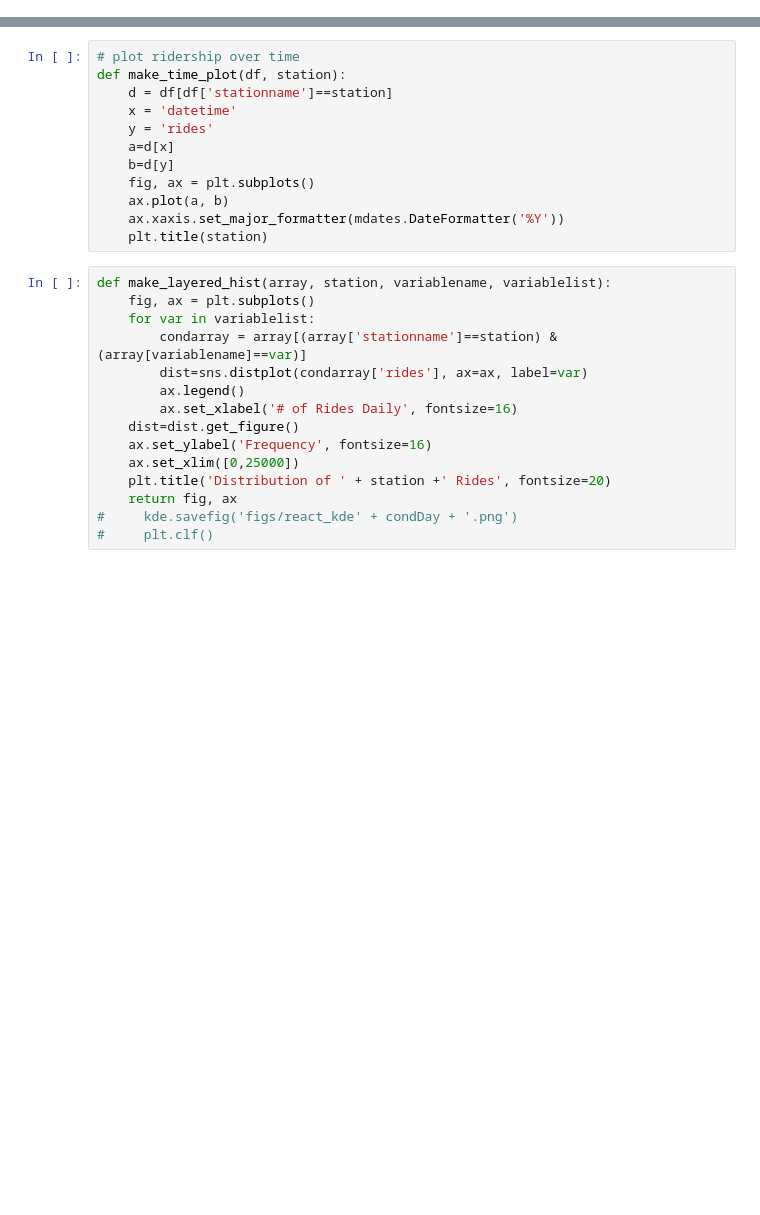
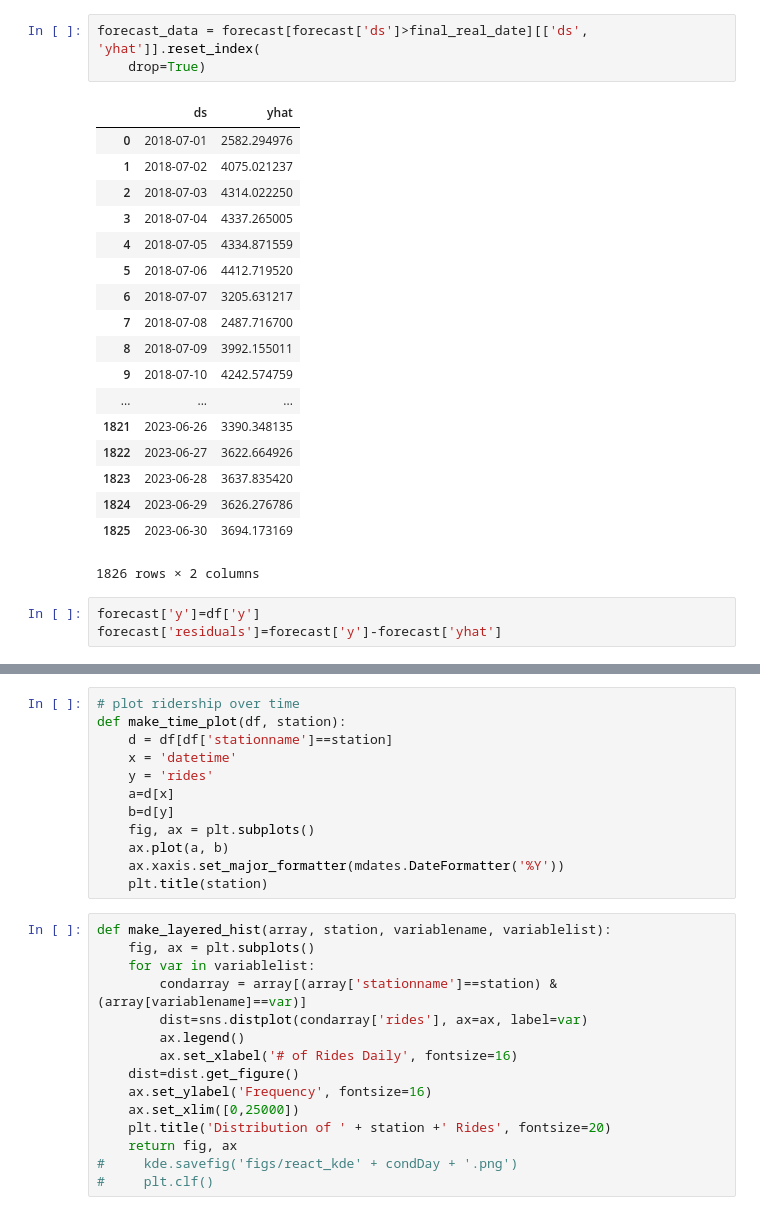
Before and after one commit to donnajobridge/cta, a Jupyter notebook: morse_ts.ipynb, the cells around one changed output, grey strips where cells are left out. Drawn from its saved outputs; the diff is of its cells as text; blank space fills up the shorter version.

```diff
--- a/morse_ts.ipynb
+++ b/morse_ts.ipynb
@@ -72 +71,26 @@ forecast[['ds', 'yhat', 'yhat_lower', 'yhat_upper']].tail()
+# %%
+forecast_data = forecast[forecast['ds']>final_real_date][['ds', 'yhat']].reset_index(
+    drop=True)
+# %% [output]
+|  | ds | yhat |
+| 0 | 2018-07-01 | 2582.294976 |
+| 1 | 2018-07-02 | 4075.021237 |
+| 2 | 2018-07-03 | 4314.022250 |
+| 3 | 2018-07-04 | 4337.265005 |
+| 4 | 2018-07-05 | 4334.871559 |
+| 5 | 2018-07-06 | 4412.719520 |
+| 6 | 2018-07-07 | 3205.631217 |
+| 7 | 2018-07-08 | 2487.716700 |
+| 8 | 2018-07-09 | 3992.155011 |
+| 9 | 2018-07-10 | 4242.574759 |
+| ... | ... | ... |
+| 1821 | 2023-06-26 | 3390.348135 |
+| 1822 | 2023-06-27 | 3622.664926 |
+| 1823 | 2023-06-28 | 3637.835420 |
+| 1824 | 2023-06-29 | 3626.276786 |
+| 1825 | 2023-06-30 | 3694.173169 |
+1826 rows × 2 columns
+# %%
+forecast['y']=df['y']
+forecast['residuals']=forecast['y']-forecast['yhat']
 # %%
```
Also changed, not shown: parts of 27 cells of this notebook, 16 other files.
